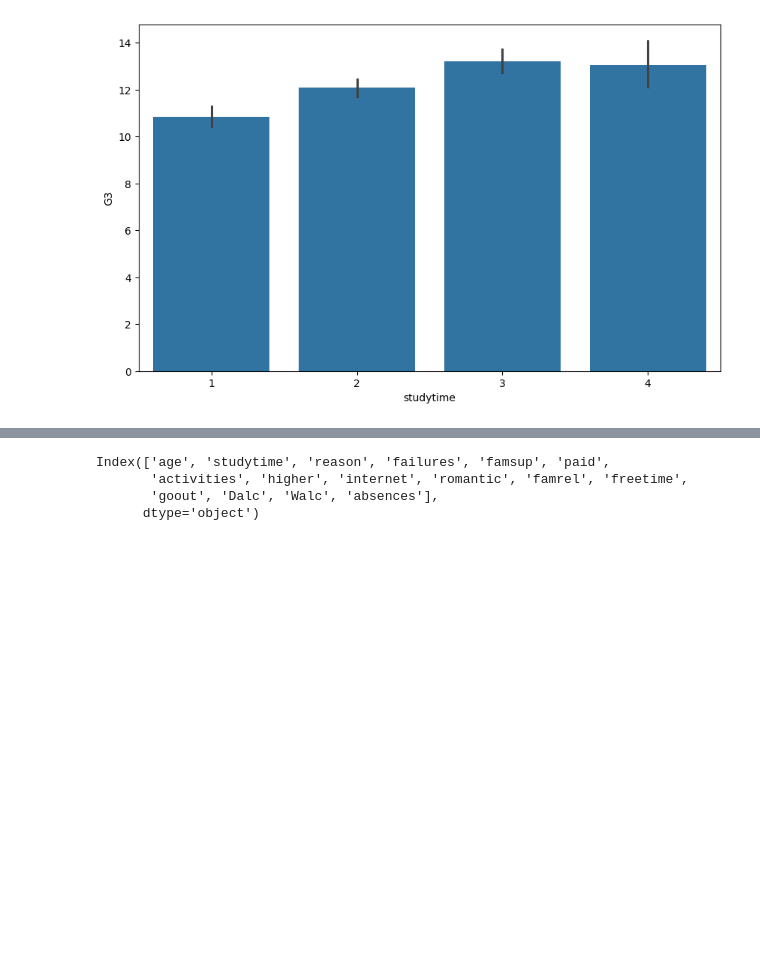
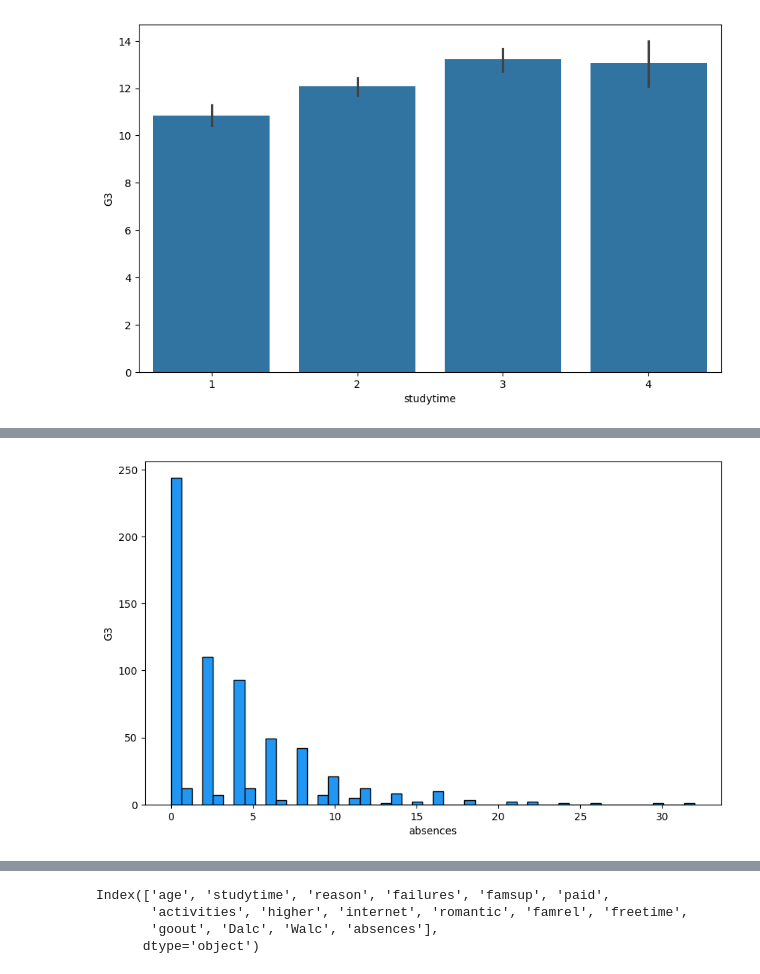
Before and after one commit to PNUAITeam13/AlcoholConsumption, a Jupyter notebook: alcohol_consumption.ipynb, the cells around one changed output, grey strips where cells are left out. Saved outputs shown, nothing was run; the diff lists cells and outputs as text; code cells hidden in the pictures; blank space fills up the shorter version.

```diff
--- a/alcohol_consumption.ipynb
+++ b/alcohol_consumption.ipynb
@@ -89,3 +90,8 @@ ValueError: Multi-dimensional indexing (e.g. `obj[:, None]`) is no longer suppor
+# %%
+#Plot hist
+vizual_helper.plt_hist(col='absences')
+# %% [output]
+[figure, added]
 # %%
 X_train_full.drop(columns=['G1', 'G2', 'G3'],axis=1, inplace=True)
 X_test_full = math_dataset.copy()
```
Also changed, not shown: parts of 13 cells of this notebook, 1 other file.
